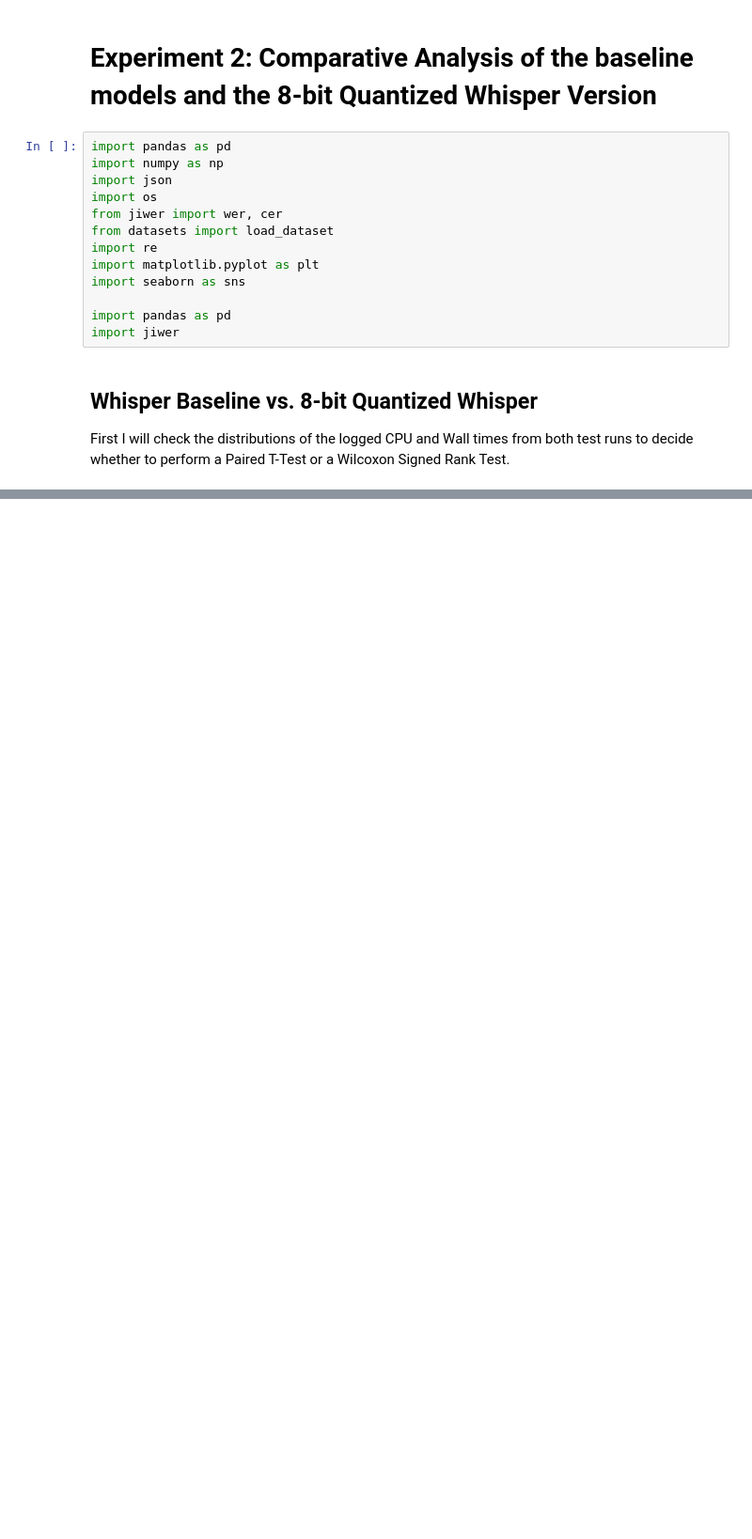
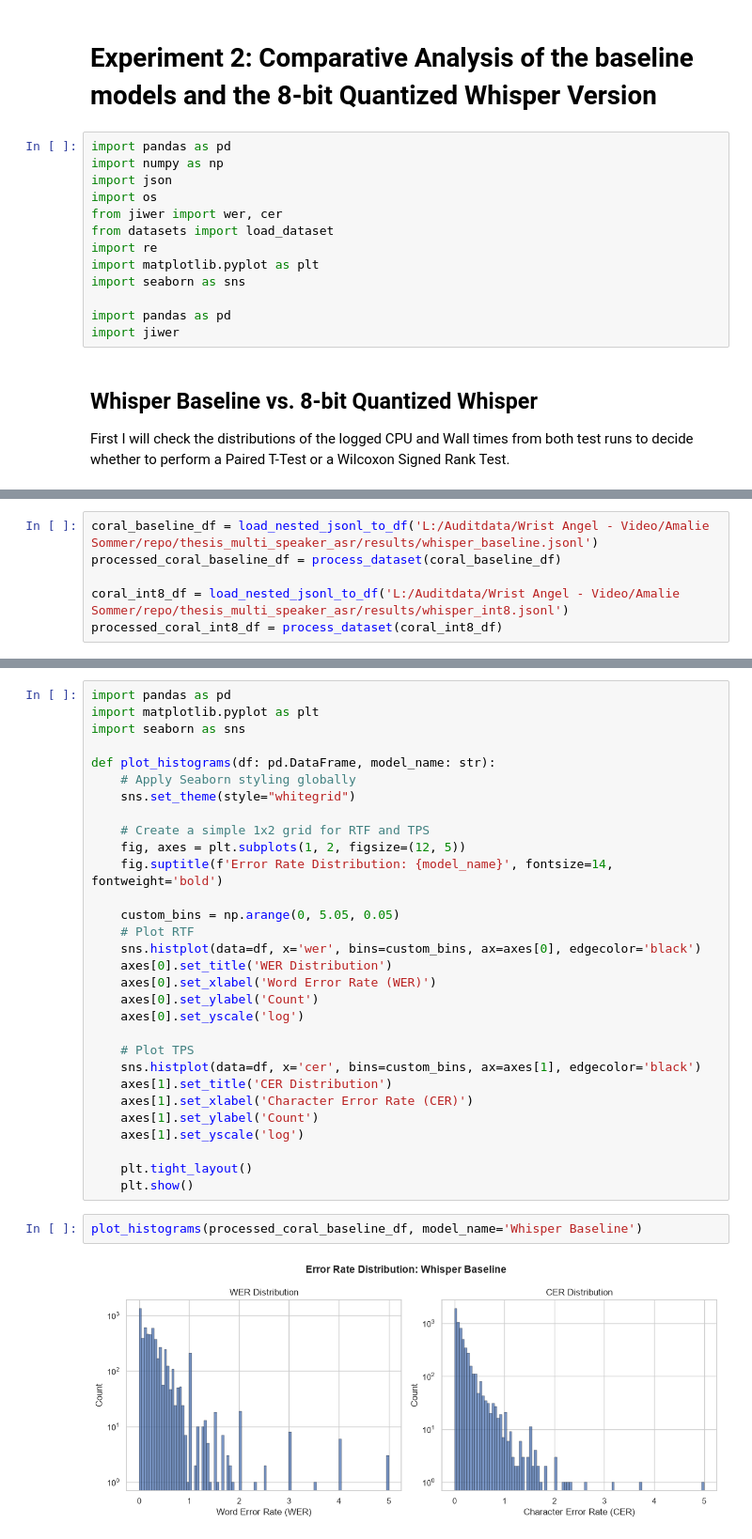
Before and after one commit to AmalieSommer/thesis_multi_speaker_asr, a Jupyter notebook: notebooks/model_comparison_analysis.ipynb, the cells around one changed output, grey strips where cells are left out. Shown at 94% size. Drawn from its saved outputs; the diff is of its cells as text; blank space fills up the shorter version.

```diff
--- a/notebooks/model_comparison_analysis.ipynb
+++ b/notebooks/model_comparison_analysis.ipynb
@@ -53,0 +277,6 @@ efficiency_baseline_df.head(10)
+# %%
+coral_baseline_df = load_nested_jsonl_to_df('L:/Auditdata/Wrist Angel - Video/Amalie Sommer/repo/thesis_multi_speaker_asr/results/whisper_baseline.jsonl')
+processed_coral_baseline_df = process_dataset(coral_baseline_df)
+
+coral_int8_df = load_nested_jsonl_to_df('L:/Auditdata/Wrist Angel - Video/Amalie Sommer/repo/thesis_multi_speaker_asr/results/whisper_int8.jsonl')
+processed_coral_int8_df = process_dataset(coral_int8_df)
@@ -53,0 +294,34 @@ efficiency_baseline_df.head(10)
+# %%
+import pandas as pd
+import matplotlib.pyplot as plt
+import seaborn as sns
+
+def plot_histograms(df: pd.DataFrame, model_name: str):
+    # Apply Seaborn styling globally
+    sns.set_theme(style="whitegrid")
+
+    # Create a simple 1x2 grid for RTF and TPS
+    fig, axes = plt.subplots(1, 2, figsize=(12, 5))
+    fig.suptitle(f'Error Rate Distribution: {model_name}', fontsize=14, fontweight='bold')
+
+    custom_bins = np.arange(0, 5.05, 0.05)
+    # Plot RTF
+    sns.histplot(data=df, x='wer', bins=custom_bins, ax=axes[0], edgecolor='black')
+    axes[0].set_title('WER Distribution')
+    axes[0].set_xlabel('Word Error Rate (WER)')
+    axes[0].set_ylabel('Count')
+    axes[0].set_yscale('log')
+
+    # Plot TPS
+    sns.histplot(data=df, x='cer', bins=custom_bins, ax=axes[1], edgecolor='black')
+    axes[1].set_title('CER Distribution')
+    axes[1].set_xlabel('Character Error Rate (CER)')
+    axes[1].set_ylabel('Count')
+    axes[1].set_yscale('log')
+
+    plt.tight_layout()
+    plt.show()
+# %%
+plot_histograms(processed_coral_baseline_df, model_name='Whisper Baseline')
+# %% [output]
+[figure, added]
```
Also changed, not shown: parts of 42 cells of this notebook, 3 other files.
